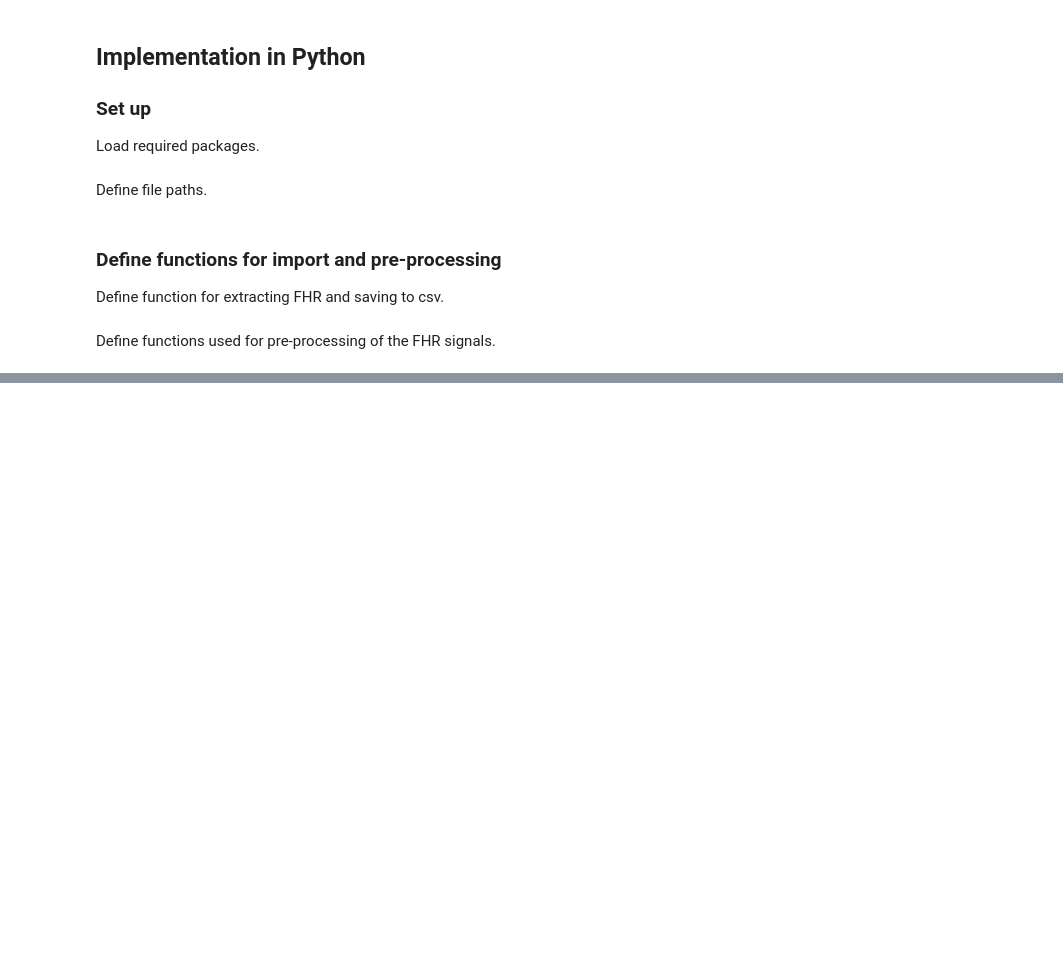
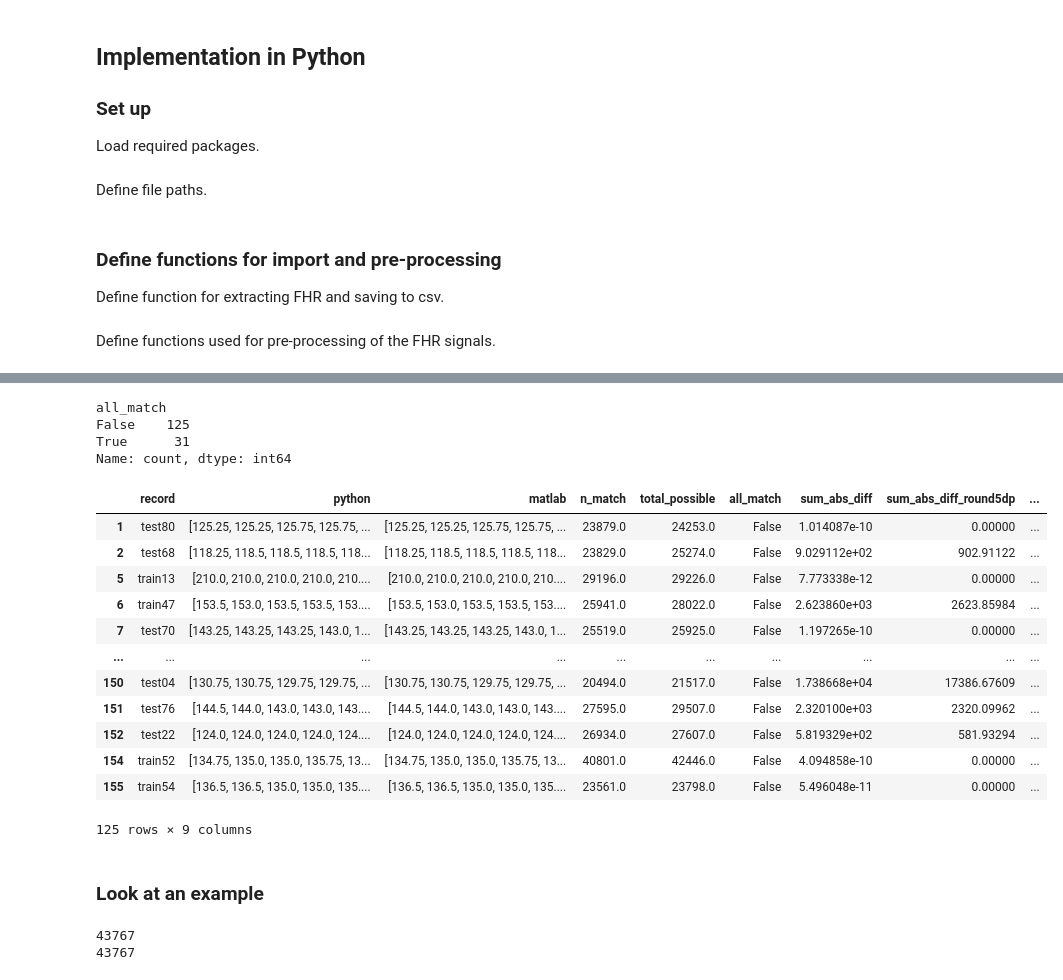
Before and after one commit to birth-outcomes/ctg_exploratory, a Jupyter notebook: 12_fhrma_create_csv.ipynb, the cells around one changed output, grey strips where cells are left out. Drawn from its saved outputs; the diff is of its cells as text; code cells hidden in the pictures; blank space fills up the shorter version.

```diff
--- a/12_fhrma_create_csv.ipynb
+++ b/12_fhrma_create_csv.ipynb
@@ -528,0 +466,9 @@ Name: count, dtype: int64
+# %%
+# Import FHR into dictionary
+fhr_matlab = import_csv(
+    directory=paths.clean_matlab,
+    output_dict=dict())
+
+# Convert dictionary to dataframe
+fhr_matlab_df = pd.DataFrame([[key,value] for key,value in fhr_matlab.items()],
+                             columns=['record', 'matlab'])
@@ -528,0 +477,6 @@ Name: count, dtype: int64
+# %%
+# Merge into a single dataframe
+compare_fhr = pd.merge(fhr_python_df, fhr_matlab_df, on='record')
+
+# Preview dataframe
+compare_fhr.head()
@@ -528,0 +490,25 @@ Name: count, dtype: int64
+# %%
+# Loop through each record, comparing the python and FHRMA results
+for index, row in compare_fhr.iterrows():
+
+    # Extract the two arrays
+    res_python = row['python']
+    res_matlab = row['matlab']
+
+    # Save number of matches, total possible matches, and every element matches
+    compare_fhr.loc[compare_fhr.index[index], 'n_match'] = (res_python==res_matlab).sum()
+    compare_fhr.loc[compare_fhr.index[index], 'total_possible'] = len(res_python)
+    compare_fhr.loc[compare_fhr.index[index], 'all_match'] = (res_python==res_matlab).all()
+
+    # Find element wise differences
+    diff = res_python - res_matlab
+    compare_fhr.loc[compare_fhr.index[index], 'sum_abs_diff'] = abs(diff).sum()
+
+# Add column with rounded sum_abs_diff
+compare_fhr['sum_abs_diff_round5dp'] = round(compare_fhr['sum_abs_diff'], 5)
+
+# Add column showing number of non-matching elements
+compare_fhr['n_different'] = compare_fhr['total_possible'] - compare_fhr['n_match']
+
+# Preview dataframe with the newly added columns
+compare_fhr.head()
@@ -528,0 +522,27 @@ Name: count, dtype: int64
+# %%
+# See how many match
+display(compare_fhr['all_match'].value_counts())
+# %% [output]
+all_match
+False    125
+True      31
+Name: count, dtype: int64
+# %%
+# See the false entries
+display(compare_fhr[compare_fhr['all_match'] == False])
+# %% [output]
+|  | record | python | matlab | n_match | total_possible | all_match | sum_abs_diff | sum_abs_diff_round5dp | ... |
+| 1 | test80 | [125.25, 125.25, 125.75, 125.75, ... | [125.25, 125.25, 125.75, 125.75, ... | 23879.0 | 24253.0 | False | 1.014087e-10 | 0.00000 | ... |
+| 2 | test68 | [118.25, 118.5, 118.5, 118.5, 118... | [118.25, 118.5, 118.5, 118.5, 118... | 23829.0 | 25274.0 | False | 9.029112e+02 | 902.91122 | ... |
+| 5 | train13 | [210.0, 210.0, 210.0, 210.0, 210.... | [210.0, 210.0, 210.0, 210.0, 210.... | 29196.0 | 29226.0 | False | 7.773338e-12 | 0.00000 | ... |
+| 6 | train47 | [153.5, 153.0, 153.5, 153.5, 153.... | [153.5, 153.0, 153.5, 153.5, 153.... | 25941.0 | 28022.0 | False | 2.623860e+03 | 2623.85984 | ... |
+| 7 | test70 | [143.25, 143.25, 143.25, 143.0, 1... | [143.25, 143.25, 143.25, 143.0, 1... | 25519.0 | 25925.0 | False | 1.197265e-10 | 0.00000 | ... |
+| ... | ... | ... | ... | ... | ... | ... | ... | ... | ... |
+| 150 | test04 | [130.75, 130.75, 129.75, 129.75, ... | [130.75, 130.75, 129.75, 129.75, ... | 20494.0 | 21517.0 | False | 1.738668e+04 | 17386.67609 | ... |
+| 151 | test76 | [144.5, 144.0, 143.0, 143.0, 143.... | [144.5, 144.0, 143.0, 143.0, 143.... | 27595.0 | 29507.0 | False | 2.320100e+03 | 2320.09962 | ... |
+| 152 | test22 | [124.0, 124.0, 124.0, 124.0, 124.... | [124.0, 124.0, 124.0, 124.0, 124.... | 26934.0 | 27607.0 | False | 5.819329e+02 | 581.93294 | ... |
+| 154 | train52 | [134.75, 135.0, 135.0, 135.75, 13... | [134.75, 135.0, 135.0, 135.75, 13... | 40801.0 | 42446.0 | False | 4.094858e-10 | 0.00000 | ... |
+| 155 | train54 | [136.5, 136.5, 135.0, 135.0, 135.... | [136.5, 136.5, 135.0, 135.0, 135.... | 23561.0 | 23798.0 | False | 5.496048e-11 | 0.00000 | ... |
+125 rows × 9 columns
+# %% [markdown]
+### Look at an example
@@ -528,0 +552,6 @@ Name: count, dtype: int64
+# %%
+print(len(train62_python))
+print(len(train62_matlab))
+# %% [output]
+43767
+43767
```
Also changed, not shown: parts of 41 cells of this notebook.
